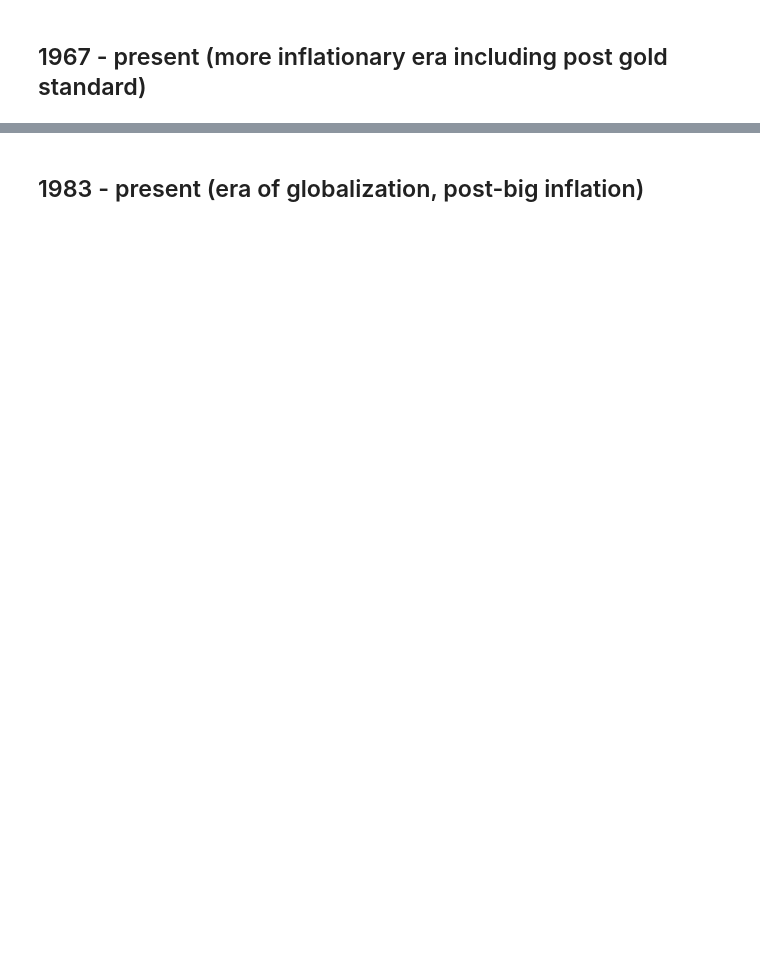
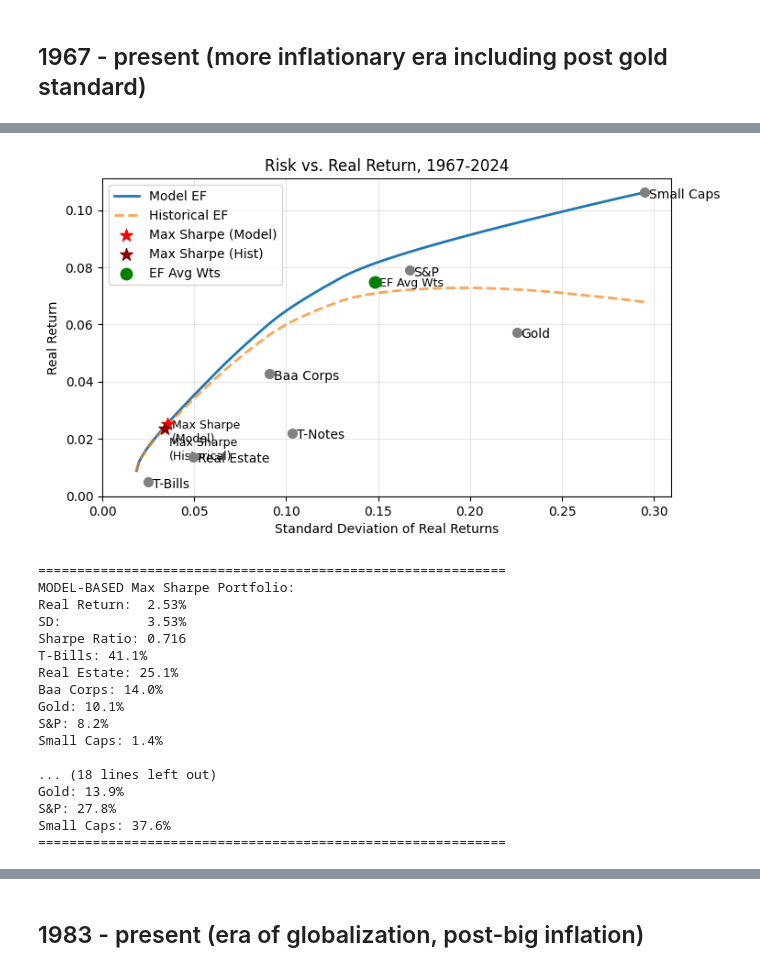
Before and after one commit to druce/portfolio_optimization, a Jupyter notebook: Portfolio optimization.ipynb, the cells around one changed output, grey strips where cells are left out. Cells and saved outputs as stored; diff of their text form; code cells hidden in the pictures; blank space fills up the shorter version.

```diff
--- a/Portfolio optimization.ipynb
+++ b/Portfolio optimization.ipynb
@@ -513,0 +897,22 @@ for vl_val in vl_vals:
+# %%
+%%time
+# Solve efficient frontier points in between
+# For each volatility level between min and max, maximize return
+
+# Generate volatility limits (linear in std dev space, squared for variance)
+vl_vals = np.linspace(np.sqrt(minvol), np.sqrt(maxretvol), NPOINTS)
+vl_vals = np.square(vl_vals)
+
+# Prepare parameters for parallel processing
+params_list = [(vl_val, mu, Sigma, n) for vl_val in vl_vals]
+
+# Solve in parallel or single-thread
+if USE_PARALLEL:
+    with Pool(processes=NPROCESSES) as pool:
+        result_values = pool.map(solve_portfolio_optimization, params_list)
+    results_dict = dict(zip(vl_vals, result_values))
+else:
+    results_dict = {}
+    for params in params_list:
+        vl_val = params[0]
+        results_dict[vl_val] = solve_portfolio_optimization(params)
@@ -514,8 +922,14 @@ for vl_val in vl_vals:
 # %%
+# Build results DataFrame
 ret_df = pd.DataFrame(enumerate(results_dict.keys()))
-ret_df.columns=['i', 'vol']
+ret_df.columns = ['i', 'vol']
 ret_df['return'] = [results_dict[v][0] for v in ret_df['vol']]
 ret_df['std'] = [results_dict[v][1] for v in ret_df['vol']]
+
 for i, colname in enumerate(labels):
-    ret_df[colname]=[results_dict[v][2][i] for v in ret_df['vol']]
-# ret_df
+    ret_df[colname] = [results_dict[v][2][i] for v in ret_df['vol']]
+
+# Add historical metrics
+ret_df = add_historical_metrics(ret_df, df, labels)
+
+ret_df.head()
@@ -522,3 +943,24 @@ for i, colname in enumerate(labels):
 # %%
-max_sharpe_return, max_sharpe_std, avg_ret_mean, avg_ret_std = plot_efrontier(ret_df, df)
+max_sharpe_return, max_sharpe_std, avg_ret_mean, avg_ret_std = plot_efrontier(
+    ret_df, df, asset_vols, mu, show_historical=True
+)
+# %% [output]
+[figure, added]
+============================================================
+MODEL-BASED Max Sharpe Portfolio:
+Real Return:  2.53%
+SD:           3.53%
+Sharpe Ratio: 0.716
+T-Bills: 41.1%
+Real Estate: 25.1%
+Baa Corps: 14.0%
+Gold: 10.1%
+S&P: 8.2%
+Small Caps: 1.4%
+
+... (18 lines left out)
+Gold: 13.9%
+S&P: 27.8%
+Small Caps: 37.6%
+============================================================
 # %%
```
Also changed, not shown: parts of 86 cells of this notebook, 1 other file.
